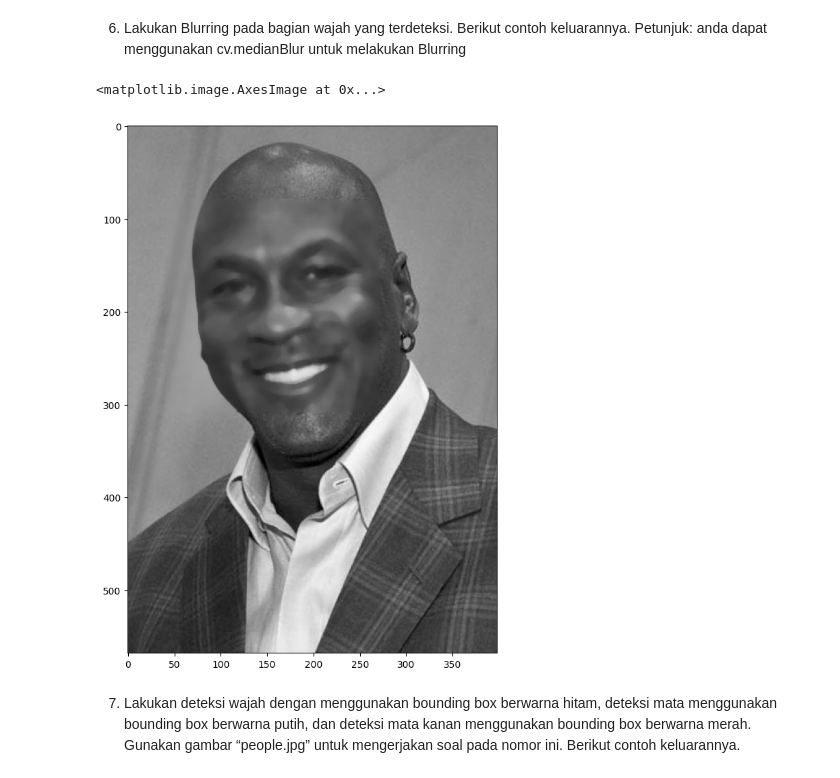
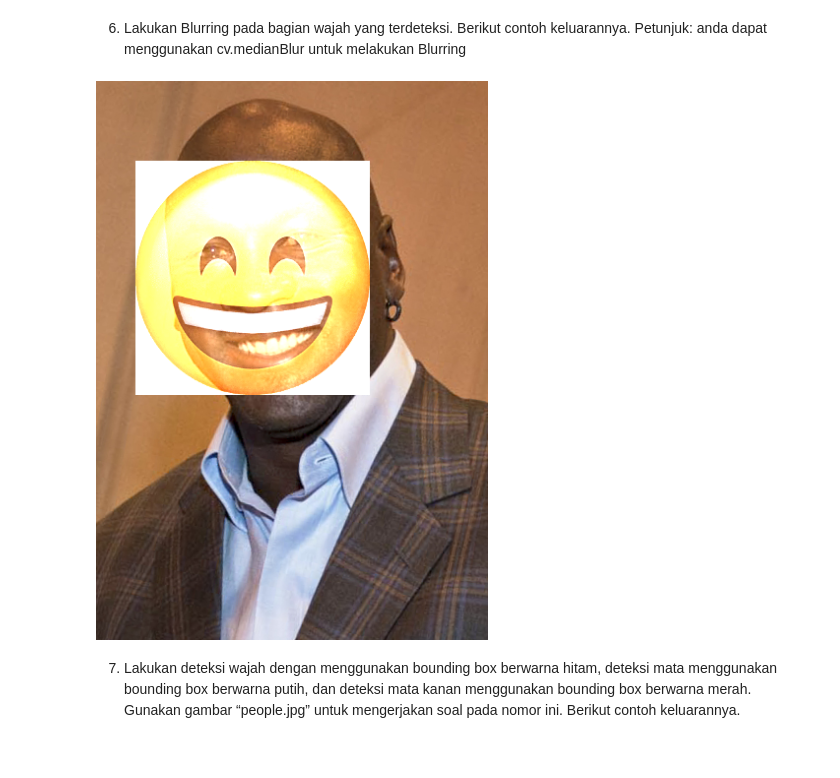
Before and after one commit to muhamadfarrelrizqullah/PCVK_Ganjil_2023, a Jupyter notebook: Week12_Mfarrel.ipynb, the cells around one changed output. Drawn from its saved outputs; the diff is of its cells as text; code cells hidden in the pictures.

```diff
--- a/Week12_Mfarrel.ipynb
+++ b/Week12_Mfarrel.ipynb
@@ -357,22 +358,25 @@ while True:
 # %% [markdown]
 6. Lakukan Blurring pada bagian wajah yang terdeteksi. Berikut contoh keluarannya.
 Petunjuk: anda dapat menggunakan cv.medianBlur untuk melakukan Blurring
-# %%
-cascade_wajah = cv.CascadeClassifier('/content/drive/MyDrive/Pcvk/haarcascade_frontalface_alt.xml')
-
-img = cv.imread('/content/drive/MyDrive/Pcvk/mjordan.jpg',0)
-roi_wajah = cascade_wajah.detectMultiScale(img)
-for(x,y,w,h) in roi_wajah:
-  roi = img[y:y+h, x:x+w]
-    # applying a gaussian blur over this new rectangle area
-  roi = cv.medianBlur(roi, 9)
-    # impose this blurred image on original image to get final image
-  img[y:y+roi.shape[0], x:x+roi.shape[1]] = roi
-plt.figure(figsize = (10,10))
-plt.imshow(img, cmap='gray')
-# %% [output]
-<matplotlib.image.AxesImage at 0x...>
-[figure, removed]
+# %%
+face_cascade = cv2.CascadeClassifier('/content/drive/MyDrive/Pcvk/haarcascade_frontalface_default.xml')
+
+mjordan = cv2.imread('/content/drive/MyDrive/Pcvk/mjordan.jpg')
+smile = cv2.imread('/content/drive/MyDrive/Pcvk/smile.png', -1)
+
+mjordan_gray = cv2.cvtColor(mjordan, cv2.COLOR_BGR2GRAY)
+
+faces = face_cascade.detectMultiScale(mjordan_gray, scaleFactor=1.1, minNeighbors=5, minSize=(30, 30))
+
+if len(faces) > 0:
+    x, y, w, h = faces[0]
+    smile_resized = cv2.resize(smile, (w, h))
+    roi = mjordan[y:y+h, x:x+w]
+    mjordan[y:y+h, x:x+w] = cv2.addWeighted(roi, 1, smile_resized, 1, 0)
+
+cv2_imshow(mjordan)
+# %% [output]
+[figure, added]
 # %% [markdown]
 7. Lakukan deteksi wajah dengan menggunakan bounding box berwarna hitam, deteksi mata menggunakan bounding box berwarna putih, dan deteksi mata kanan menggunakan bounding box berwarna merah. Gunakan gambar “people.jpg” untuk mengerjakan soal pada nomor ini. Berikut contoh keluarannya.
 # %%
```
Also changed, not shown: parts of 1 cell of this notebook.
